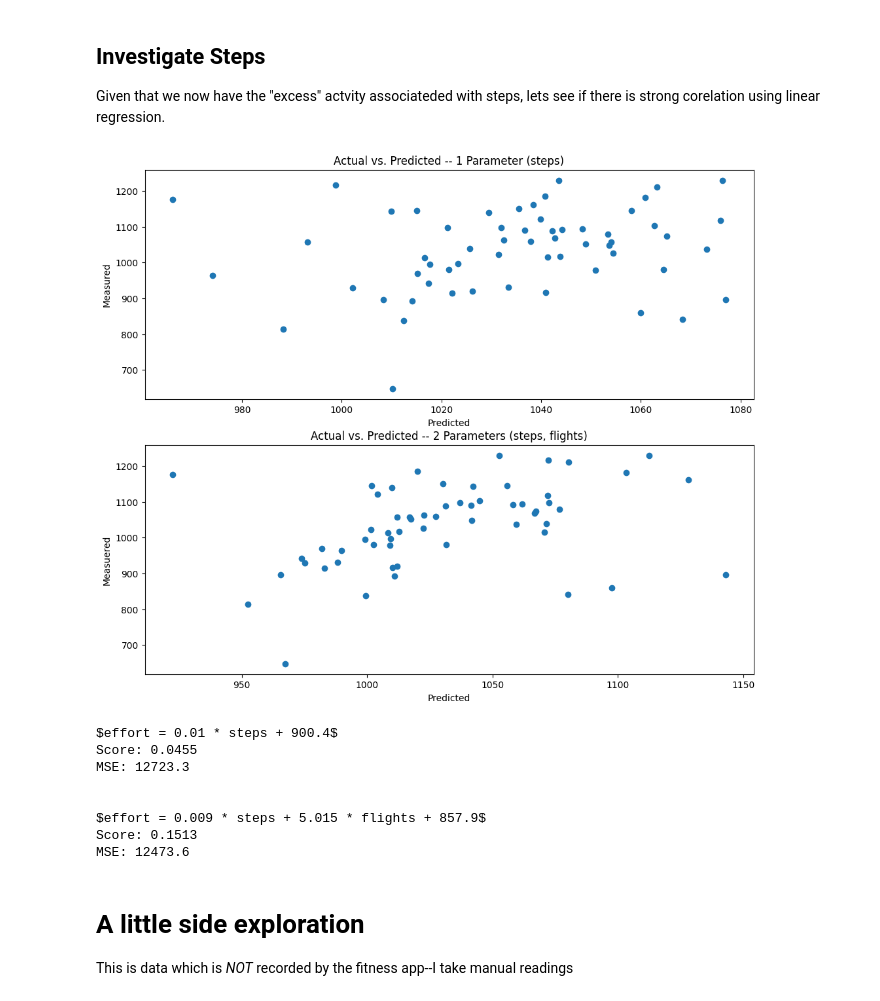
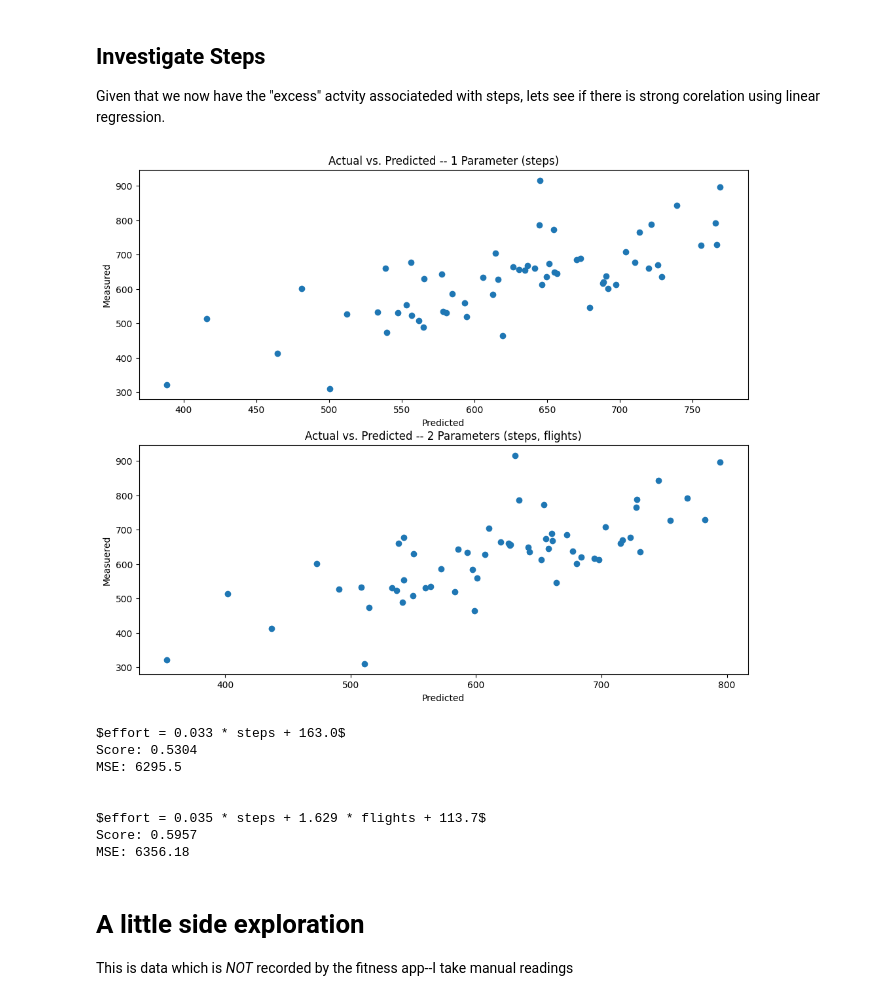
Before and after one commit to eskoviak/pyspark-playground, a Jupyter notebook: Notebooks/Explore Fitness.ipynb, the cells around one changed output. Saved outputs shown, nothing was run; the diff lists cells and outputs as text; code cells hidden in the pictures.

```diff
--- a/Notebooks/Explore Fitness.ipynb
+++ b/Notebooks/Explore Fitness.ipynb
@@ -35,14 +36,14 @@ The first is to calculate the active calories from the named activities.These ac
 The filters array is used to set the items to be filtered out.
 # %%
 filters = [
-    [0, 'Str_Trng'],
-    [0, 'Func_Trng'],
-    [0, 'Yoga'],
+    [1, 'Str_Trng'],
+    [1, 'Func_Trng'],
+    [1, 'Yoga'],
     [0, 'Run'],
     [0, 'Walk'],
     [0, 'Hike'],
-    [0, 'Bike'],
-    [0, 'Other']
+    [1, 'Bike'],
+    [1, 'Other']
 ]
 
 #get_filter = lambda x : filters[0]
@@ -88,8 +89,14 @@ def predict_y_2P(model : LinearRegression, x_matrix : np.ndarray) -> np.ndarray:
     return x_matrix.iloc[:,0]*x1_coeff + x_matrix.iloc[:,1]*x2_coeff + intercept
 # %%
 X1 = raw_df['Steps'].to_numpy().reshape(-1,1)
-#y1 = steps_df['Step_Act'].to_numpy()
-y1 = raw_df['Activity'] #.to_numpy()
+scaler = preprocessing.StandardScaler().fit(X1)
+#print(scaler.mean_,scaler.scale_)
+X1_scaled = scaler.transform(X1)
+#print(X1_scaled)
+
+
+y1 = raw_df['Step_Act']
+
 
 # Create a linear regression model
 model1 = LinearRegression()
@@ -110,44 +117,48 @@ axes[0].set_xlabel('Predicted')
 axes[0].set_ylabel('Measured')
 #axes[0].text(450,750, )
 axes[0].scatter(y1_pred, y1)
 #axes[0].text(left, top, f'$effort = {np.round(model1.coef_[0],3)} * steps + {np.round(model1.intercept_,1)}$\nScore: {np.round(model1.score(X1,y1), 4)}\nMSE: {np.round(mean_squared_error(y1, y1_pred),1)}')
 
 
 # Prepare data for two parameter analysis
+# To prevent steps from having a larger than normal effect, scale it
+scaler = preprocessing.StandardScaler().fit(raw_df['Flights'].to_numpy().reshape(-1,1))
+X2_flights_scaled = scaler.transform(raw_df['Flights'].to_numpy().reshape(-1,1))
+#X2 = raw_df[['Steps', 'Flights']]  # Independent variables
 X2 = raw_df[['Steps', 'Flights']]  # Independent variables
 #y2 = steps_df['Step_Act']
-y2 = raw_df['Activity']
+y2 = raw_df['Step_Act']
 
 # Split the data into training and testing sets
 X_train, X_test, y_train, y_test = train_test_split(X2, y2, test_size=0.2, random_state=42)# Dependent variable
-
+#X_train, X_test, y_train, y_test = train_test_split([raw_df['Steps'],X2_flights_scaled], y2, test_size=0.2, random_state=42)
 # Create and fit the model
 model2 = LinearRegression()
 model2.fit(X_train, y_train)
 
 # Make predictions
 y_pred = model2.predict(X_test)
 
 axes[1].set_title('Actual vs. Predicted -- 2 Parameters (steps, flights)')
 axes[1].set_xlabel('Predicted')
 axes[1].set_ylabel('Measuered')
 axes[1].scatter(predict_y_2P(model2, X2), y2)
 #axes[1].text(200,800, f'$effort = {np.round(model2.coef_[0],3)} * steps + {np.round(model2.coef_[1],3)} * flights + {np.round(model2.intercept_,1)}$\nScore: {np.round(model2.score(X_train,y_train), 4)}\nMSE: {np.round(mean_squared_error(y_test, y_pred),2)}')
 
 
 plt.show()
 print(f'$effort = {np.round(model1.coef_[0],3)} * steps + {np.round(model1.intercept_,1)}$\nScore: {np.round(model1.score(X1,y1), 4)}\nMSE: {np.round(mean_squared_error(y1, y1_pred),1)}')
 print(f'\n\n$effort = {np.round(model2.coef_[0],3)} * steps + {np.round(model2.coef_[1],3)} * flights + {np.round(model2.intercept_,1)}$\nScore: {np.round(model2.score(X_train,y_train), 4)}\nMSE: {np.round(mean_squared_error(y_test, y_pred),2)}')
 # %% [output]
-[figure, old version]
+[figure, new version]
-$effort = 0.01 * steps + 900.4$
-Score: 0.0455
-MSE: 12723.3
+$effort = 0.033 * steps + 163.0$
+Score: 0.5304
+MSE: 6295.5
 
 
-$effort = 0.009 * steps + 5.015 * flights + 857.9$
-Score: 0.1513
-MSE: 12473.6
+$effort = 0.035 * steps + 1.629 * flights + 113.7$
+Score: 0.5957
+MSE: 6356.18
 # %% [markdown]
 # A little side exploration
 
```
Also changed, not shown: parts of 3 cells of this notebook, 1 other file.
